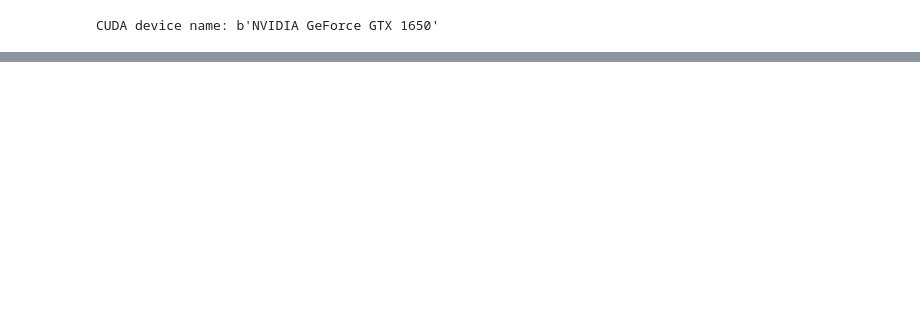
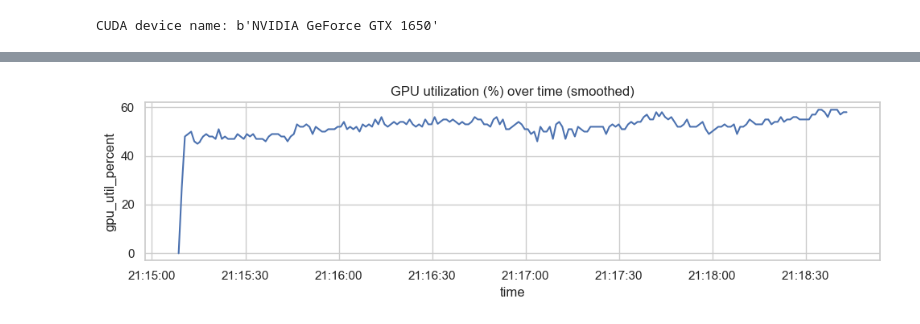
Before and after one commit to f4rys/MCTS-NC-OCP-THRIFTY, a Jupyter notebook: mcts-nc-ocp-thrifty.ipynb, the cells around one changed output, grey strips where cells are left out. Drawn from its saved outputs; the diff is of its cells as text; code cells hidden in the pictures; blank space fills up the shorter version.

Commit message:
Implement monitoring and rerun for new results

```diff
--- a/mcts-nc-ocp-thrifty.ipynb
+++ b/mcts-nc-ocp-thrifty.ipynb
@@ -242,0 +287,13 @@ plt.close()
+# %%
+# Load and visualize monitoring logs (to be run after instrumented experiments)
+mon_file = Path('results/monitoring_log.csv')
+df_mon = pd.read_csv(mon_file)
+plt.figure(figsize=(10, 3))
+plt.plot(pd.to_datetime(df_mon['timestamp']), df_mon['gpu_util_percent'].rolling(5).mean())
+plt.title('GPU utilization (%) over time (smoothed)')
+plt.xlabel('time')
+plt.ylabel('gpu_util_percent')
+plt.tight_layout()
+plt.savefig(plots_dir / "gpu_utilization_over_time.png")
+# %% [output]
+[figure, added]
```
Also changed, not shown: parts of 10 cells of this notebook.
